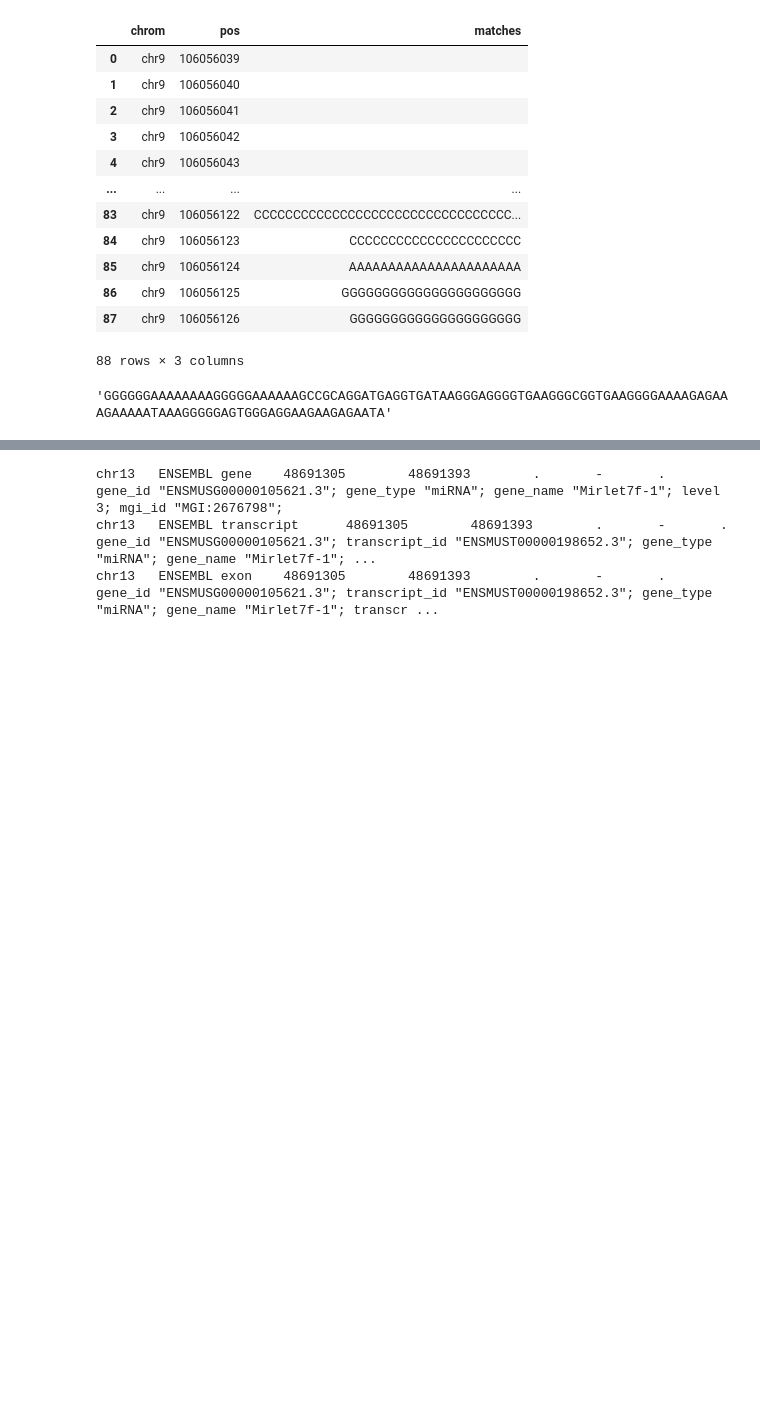
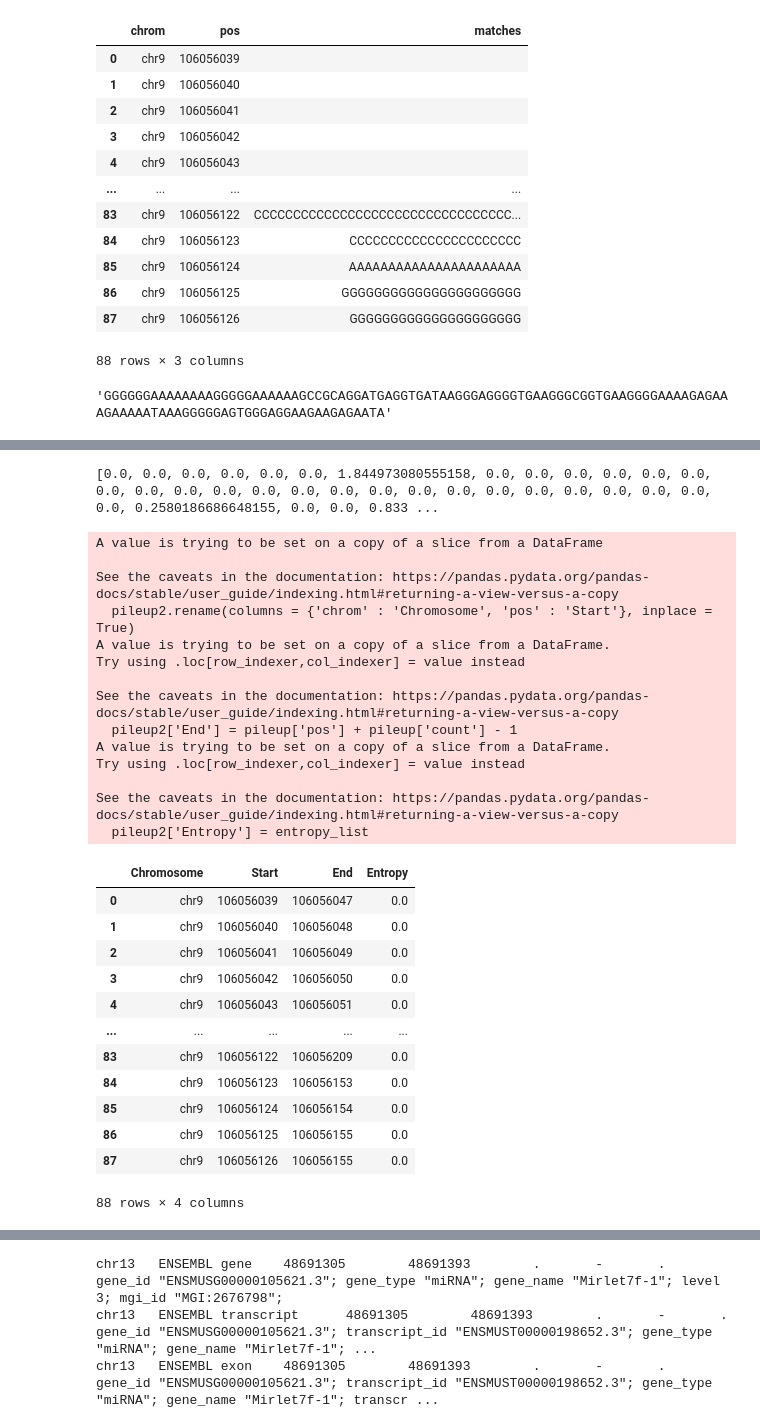
Before and after one commit to parkjongseung/JS_bioinformatics_project, a Jupyter notebook: termproject3.ipynb, the cells around one changed output, grey strips where cells are left out. Cells and saved outputs as stored; diff of their text form; code cells hidden in the pictures; blank space fills up the shorter version.

```diff
--- a/termproject3.ipynb
+++ b/termproject3.ipynb
@@ -145,0 +187,65 @@ AttributeError: 'str' object has no attribute 'str'
+# %%
+# shannon entropy 계산
+import math
+from collections import Counter
+
+def shannon_entropy(dna_sequence):
+    # 각 염기의 빈도수를 계산합니다.
+    counts = Counter(dna_sequence)
+    # 전체 염기의 수를 계산합니다.
+    length = len(dna_sequence)
+
+    # Shannon Entropy 계산
+    entropy = 0.0
+    for count in counts.values():
+        probability = count / length
+        if probability > 0:  # 확률이 0인 경우 log2가 정의되지 않으므로 건너뜁니다.
+            entropy -= probability * math.log2(probability)
+
+    return entropy
+
+entropy_list = []
+
+for i in range(0,88):
+  dna_sequence = pileup.loc[i]['matches']
+  entropy = shannon_entropy(dna_sequence)
+  entropy_list.append(entropy)
+
+print (entropy_list)
+# %% [output]
+[0.0, 0.0, 0.0, 0.0, 0.0, 0.0, 1.844973080555158, 0.0, 0.0, 0.0, 0.0, 0.0, 0.0, 0.0, 0.0, 0.0, 0.0, 0.0, 0.0, 0.0, 0.0, 0.0, 0.0, 0.0, 0.0, 0.0, 0.0, 0.0, 0.0, 0.0, 0.2580186686648155, 0.0, 0.0, 0.833 ...
+# %%
+# pileup2 만들기
+pileup2 = pileup[['chrom', 'pos']]
+pileup2.rename(columns = {'chrom' : 'Chromosome', 'pos' : 'Start'}, inplace = True)
+pileup2['End'] = pileup['pos'] + pileup['count'] - 1
+pileup2['Entropy'] = entropy_list
+pileup2
+# %% [output]
+A value is trying to be set on a copy of a slice from a DataFrame
+
+See the caveats in the documentation: https://pandas.pydata.org/pandas-docs/stable/user_guide/indexing.html#returning-a-view-versus-a-copy
+  pileup2.rename(columns = {'chrom' : 'Chromosome', 'pos' : 'Start'}, inplace = True)
+A value is trying to be set on a copy of a slice from a DataFrame.
+Try using .loc[row_indexer,col_indexer] = value instead
+
+See the caveats in the documentation: https://pandas.pydata.org/pandas-docs/stable/user_guide/indexing.html#returning-a-view-versus-a-copy
+  pileup2['End'] = pileup['pos'] + pileup['count'] - 1
+A value is trying to be set on a copy of a slice from a DataFrame.
+Try using .loc[row_indexer,col_indexer] = value instead
+
+See the caveats in the documentation: https://pandas.pydata.org/pandas-docs/stable/user_guide/indexing.html#returning-a-view-versus-a-copy
+  pileup2['Entropy'] = entropy_list
+|  | Chromosome | Start | End | Entropy |
+| 0 | chr9 | 106056039 | 106056047 | 0.0 |
+| 1 | chr9 | 106056040 | 106056048 | 0.0 |
+| 2 | chr9 | 106056041 | 106056049 | 0.0 |
+| 3 | chr9 | 106056042 | 106056050 | 0.0 |
+| 4 | chr9 | 106056043 | 106056051 | 0.0 |
+| ... | ... | ... | ... | ... |
+| 83 | chr9 | 106056122 | 106056209 | 0.0 |
+| 84 | chr9 | 106056123 | 106056153 | 0.0 |
+| 85 | chr9 | 106056124 | 106056154 | 0.0 |
+| 86 | chr9 | 106056125 | 106056155 | 0.0 |
+| 87 | chr9 | 106056126 | 106056155 | 0.0 |
+88 rows × 4 columns
```
Also changed, not shown: parts of 5 cells of this notebook.
